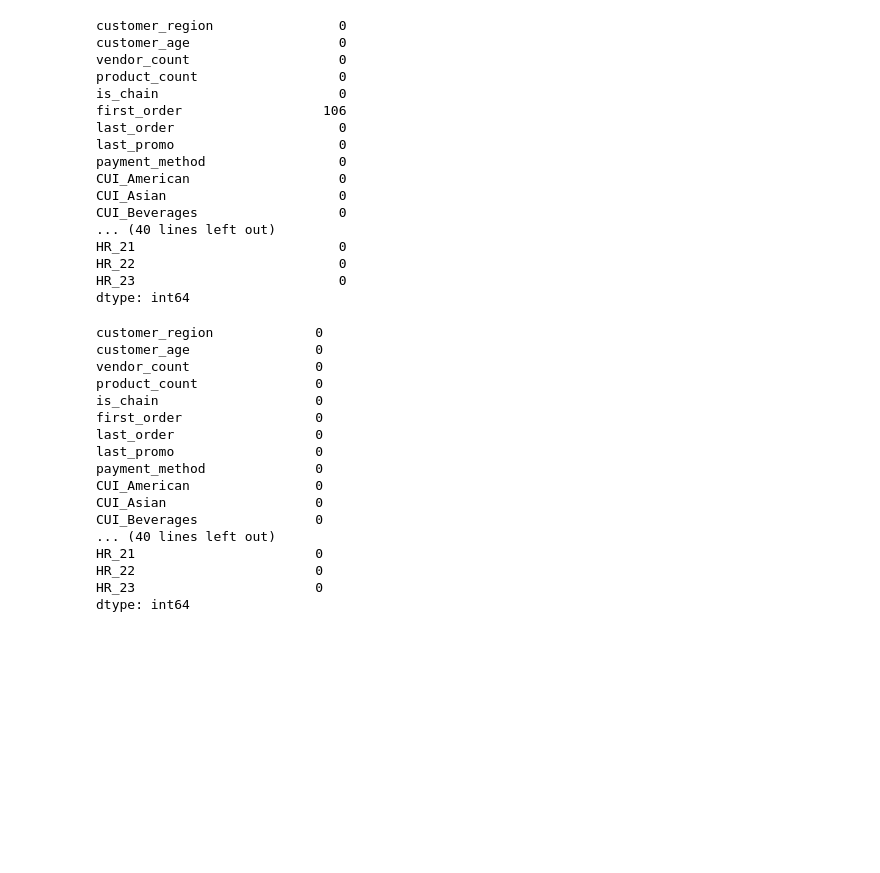
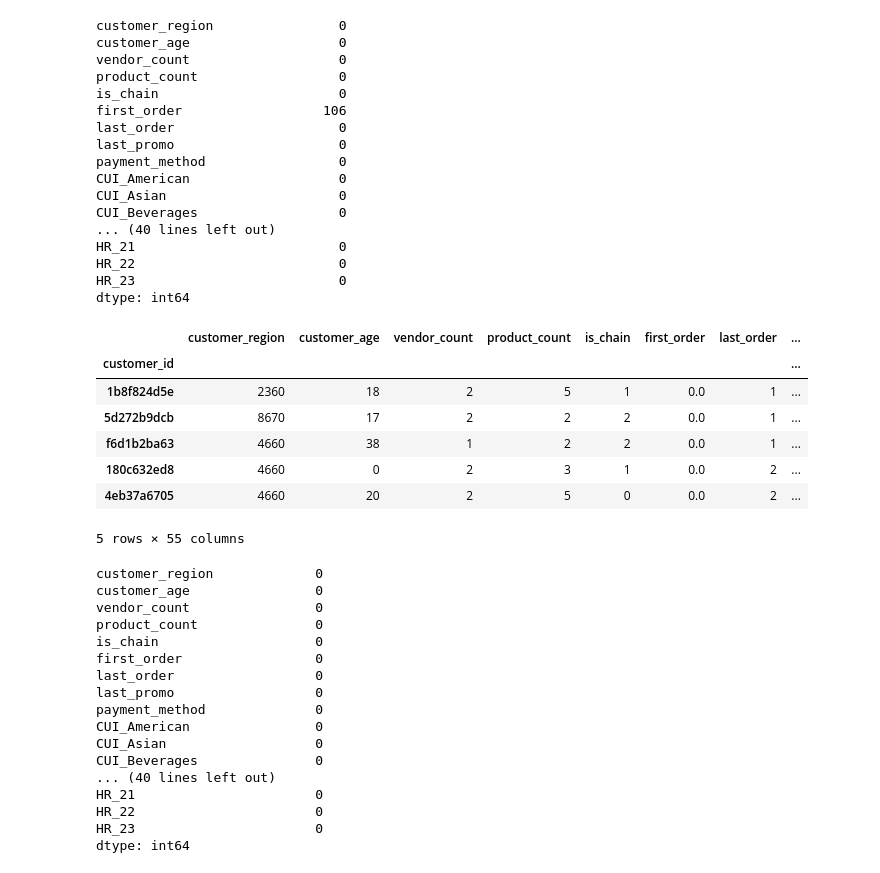
Before and after one commit to gugaaa1904/Data_Mining, a Jupyter notebook: Group 51 Preprocessing.ipynb, the cells around one changed output. Saved outputs shown, nothing was run; the diff lists cells and outputs as text; code cells hidden in the pictures; blank space fills up the shorter version.

```diff
--- a/Group 51 Preprocessing.ipynb
+++ b/Group 51 Preprocessing.ipynb
@@ -255,6 +271,19 @@ HR_21                          0
 HR_22                          0
 HR_23                          0
 dtype: int64
+# %%
+data = data.dropna(subset=['first_order'])
+
+data.head()
+# %% [output]
+|  | customer_region | customer_age | vendor_count | product_count | is_chain | first_order | last_order | ... |
+| customer_id |  |  |  |  |  |  |  | ... |
+| 1b8f824d5e | 2360 | 18 | 2 | 5 | 1 | 0.0 | 1 | ... |
+| 5d272b9dcb | 8670 | 17 | 2 | 2 | 2 | 0.0 | 1 | ... |
+| f6d1b2ba63 | 4660 | 38 | 1 | 2 | 2 | 0.0 | 1 | ... |
+| 180c632ed8 | 4660 | 0 | 2 | 3 | 1 | 0.0 | 2 | ... |
+| 4eb37a6705 | 4660 | 20 | 2 | 5 | 0 | 0.0 | 2 | ... |
+5 rows × 55 columns
 # %%
 knn_imputer = KNNImputer(n_neighbors=5)
 data[number_var] = knn_imputer.fit_transform(data[number_var])
```
Also changed, not shown: parts of 16 cells of this notebook, 3 other files.
